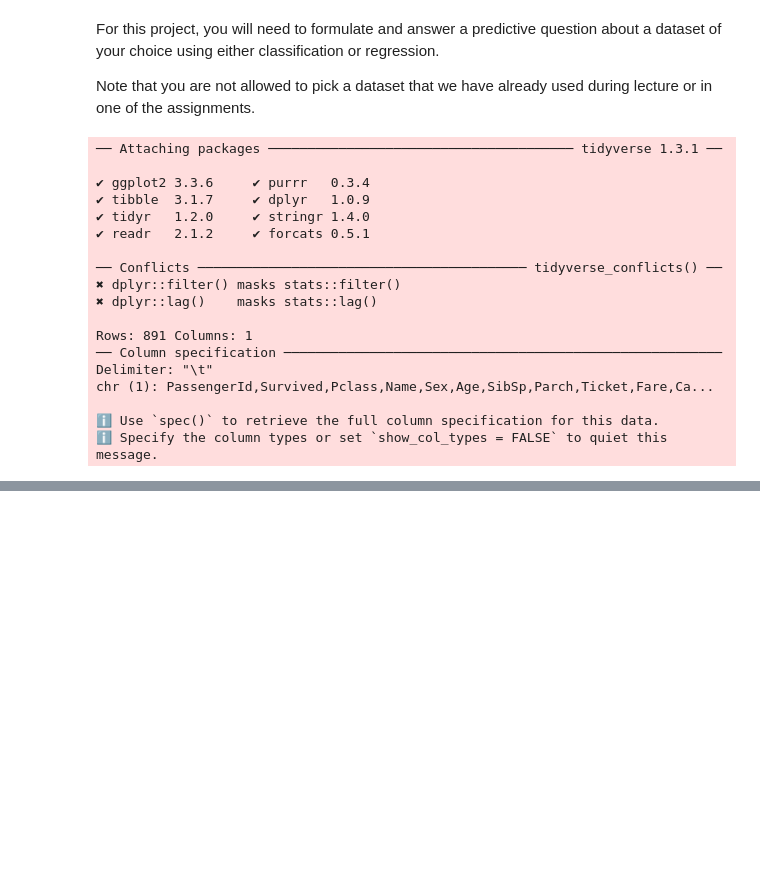
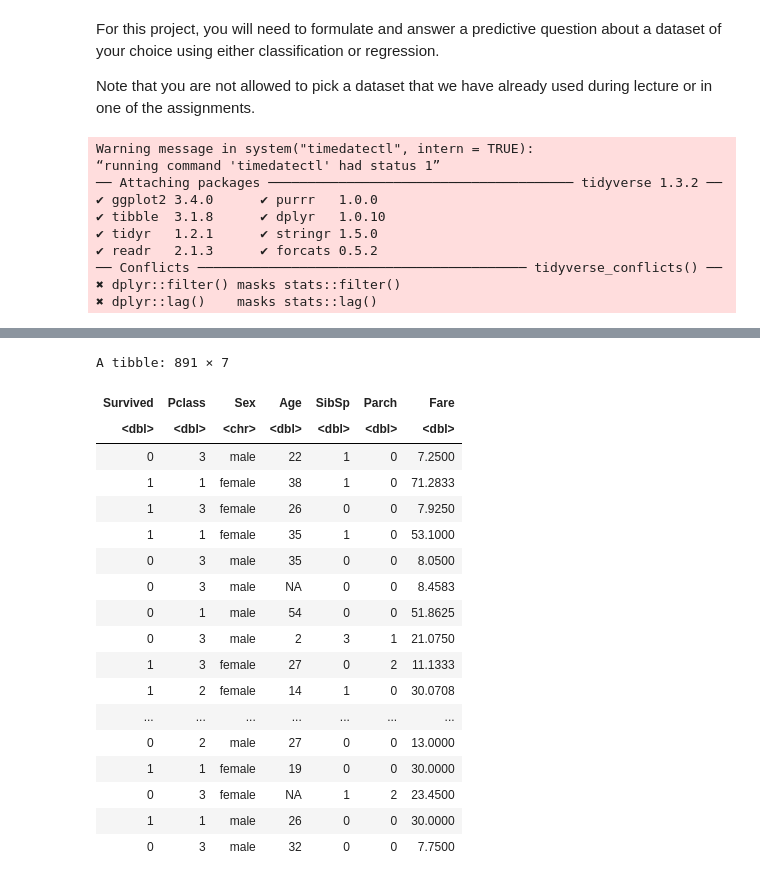
Before and after one commit to zhang17s/DSCI-100-Group-Project-, a Jupyter notebook: Proposal.ipynb, the cells around one changed output, grey strips where cells are left out. Drawn from its saved outputs; the diff is of its cells as text; code cells hidden in the pictures; blank space fills up the shorter version.

```diff
--- a/Proposal.ipynb
+++ b/Proposal.ipynb
@@ -5,29 +5,18 @@ For this project, you will need to formulate and answer a predictive question ab
 
 Note that you are not allowed to pick a dataset that we have already used during lecture or in one of the assignments.
 # %%
-library(repr)
 library(tidyverse)
-library(tidymodels)
-options(repr.matrix.max.rows = 6)
 # %% [output]
-── Attaching packages ─────────────────────────────────────── tidyverse 1.3.1 ──
-
-✔ ggplot2 3.3.6     ✔ purrr   0.3.4
-✔ tibble  3.1.7     ✔ dplyr   1.0.9
-✔ tidyr   1.2.0     ✔ stringr 1.4.0
-✔ readr   2.1.2     ✔ forcats 0.5.1
-
+Warning message in system("timedatectl", intern = TRUE):
+“running command 'timedatectl' had status 1”
+── Attaching packages ─────────────────────────────────────── tidyverse 1.3.2 ──
+✔ ggplot2 3.4.0      ✔ purrr   1.0.0
+✔ tibble  3.1.8      ✔ dplyr   1.0.10
+✔ tidyr   1.2.1      ✔ stringr 1.5.0
+✔ readr   2.1.3      ✔ forcats 0.5.2
 ── Conflicts ────────────────────────────────────────── tidyverse_conflicts() ──
 ✖ dplyr::filter() masks stats::filter()
 ✖ dplyr::lag()    masks stats::lag()
-
-Rows: 891 Columns: 1
-── Column specification ────────────────────────────────────────────────────────
-Delimiter: "\t"
-chr (1): PassengerId,Survived,Pclass,Name,Sex,Age,SibSp,Parch,Ticket,Fare,Ca...
-
-ℹ Use `spec()` to retrieve the full column specification for this data.
-ℹ Specify the column types or set `show_col_types = FALSE` to quiet this message.
 # %%
 boat_data <- read_csv("data/train.csv")
 boat_data
@@ -59,3 +48,28 @@ A spec_tbl_df: 891 × 12
 | 889 | 0 | 3 | Johnston, Miss. Catherine Helen "... | female | NA | 1 | 2 | W./C. 6607 | 23.4500 | NA | ... |
 | 890 | 1 | 1 | Behr, Mr. Karl Howell | male | 26 | 0 | 0 | 111369 | 30.0000 | C148 | ... |
 | 891 | 0 | 3 | Dooley, Mr. Patrick | male | 32 | 0 | 0 | 370376 | 7.7500 | NA | ... |
+# %%
+#getting rid of PassengerId,Name, Embarked,Ticket and Cabin:
+boat_data_selected <- boat_data |>
+    select(-PassengerId, -Name, -Embarked, -Ticket, -Cabin)
+boat_data_selected
+# %% [output]
+A tibble: 891 × 7
+| Survived | Pclass | Sex | Age | SibSp | Parch | Fare |
+| <dbl> | <dbl> | <chr> | <dbl> | <dbl> | <dbl> | <dbl> |
+| 0 | 3 | male | 22 | 1 | 0 | 7.2500 |
+| 1 | 1 | female | 38 | 1 | 0 | 71.2833 |
+| 1 | 3 | female | 26 | 0 | 0 | 7.9250 |
+| 1 | 1 | female | 35 | 1 | 0 | 53.1000 |
+| 0 | 3 | male | 35 | 0 | 0 | 8.0500 |
+| 0 | 3 | male | NA | 0 | 0 | 8.4583 |
+| 0 | 1 | male | 54 | 0 | 0 | 51.8625 |
+| 0 | 3 | male | 2 | 3 | 1 | 21.0750 |
+| 1 | 3 | female | 27 | 0 | 2 | 11.1333 |
+| 1 | 2 | female | 14 | 1 | 0 | 30.0708 |
+| ... | ... | ... | ... | ... | ... | ... |
+| 0 | 2 | male | 27 | 0 | 0 | 13.0000 |
+| 1 | 1 | female | 19 | 0 | 0 | 30.0000 |
+| 0 | 3 | female | NA | 1 | 2 | 23.4500 |
+| 1 | 1 | male | 26 | 0 | 0 | 30.0000 |
+| 0 | 3 | male | 32 | 0 | 0 | 7.7500 |
```
Also changed, not shown: parts of 2 cells of this notebook.
